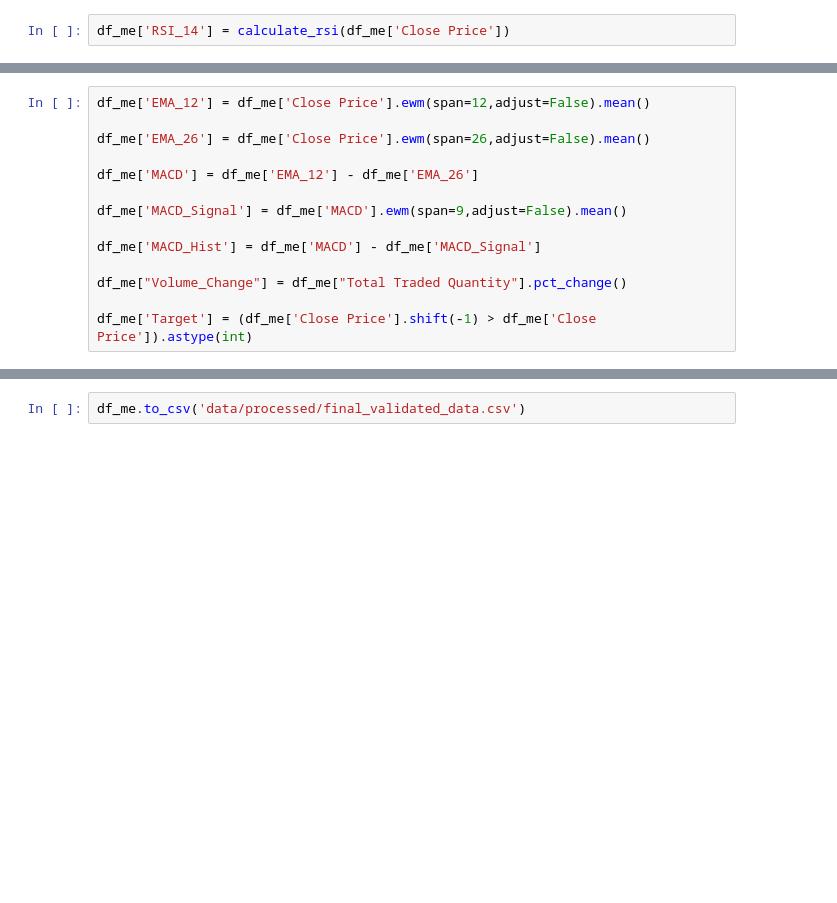
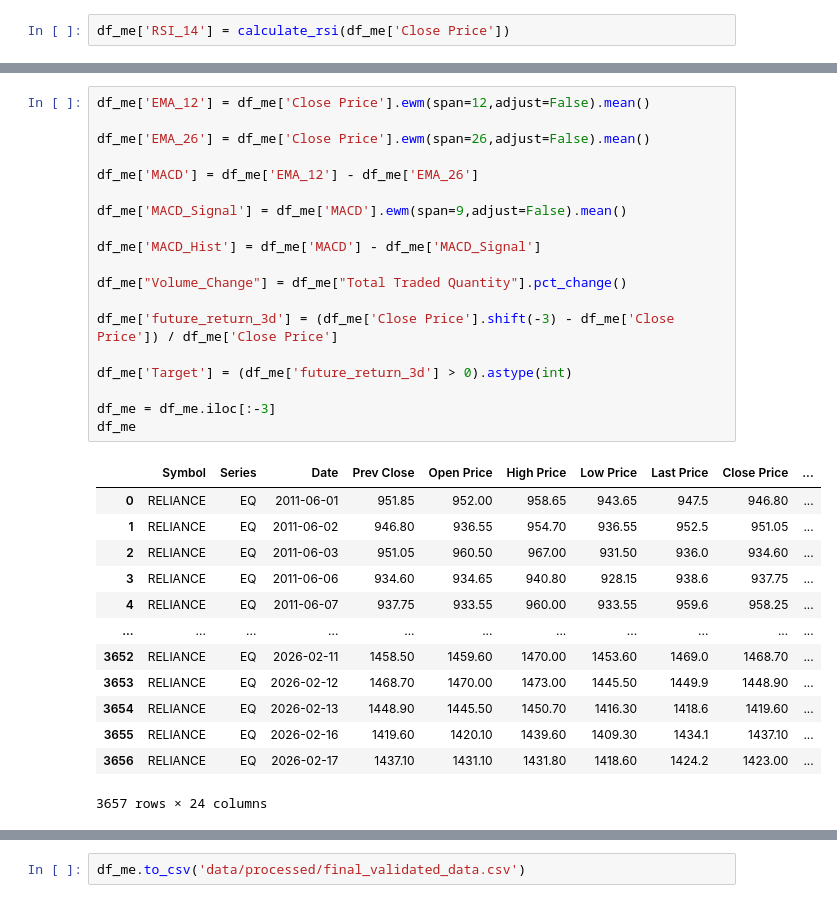
Before and after one commit to Rugved-Lohakare/smart-investment-advisor, a Jupyter notebook: data_notebook.ipynb, the cells around one changed output, grey strips where cells are left out. Drawn from its saved outputs; the diff is of its cells as text; blank space fills up the shorter version.

```diff
--- a/data_notebook.ipynb
+++ b/data_notebook.ipynb
@@ -104,14 +356,33 @@ df_me
 # %%
 df_me['EMA_12'] = df_me['Close Price'].ewm(span=12,adjust=False).mean()
 
 df_me['EMA_26'] = df_me['Close Price'].ewm(span=26,adjust=False).mean()
 
 df_me['MACD'] = df_me['EMA_12'] - df_me['EMA_26']
 
 df_me['MACD_Signal'] = df_me['MACD'].ewm(span=9,adjust=False).mean()
 
 df_me['MACD_Hist'] = df_me['MACD'] - df_me['MACD_Signal']
 
 df_me["Volume_Change"] = df_me["Total Traded Quantity"].pct_change()
 
-df_me['Target'] = (df_me['Close Price'].shift(-1) > df_me['Close Price']).astype(int)
+df_me['future_return_3d'] = (df_me['Close Price'].shift(-3) - df_me['Close Price']) / df_me['Close Price']
+
+df_me['Target'] = (df_me['future_return_3d'] > 0).astype(int)
+
+df_me = df_me.iloc[:-3]
+df_me
+# %% [output]
+|  | Symbol | Series | Date | Prev Close | Open Price | High Price | Low Price | Last Price | Close Price | ... |
+| 0 | RELIANCE | EQ | 2011-06-01 | 951.85 | 952.00 | 958.65 | 943.65 | 947.5 | 946.80 | ... |
+| 1 | RELIANCE | EQ | 2011-06-02 | 946.80 | 936.55 | 954.70 | 936.55 | 952.5 | 951.05 | ... |
+| 2 | RELIANCE | EQ | 2011-06-03 | 951.05 | 960.50 | 967.00 | 931.50 | 936.0 | 934.60 | ... |
+| 3 | RELIANCE | EQ | 2011-06-06 | 934.60 | 934.65 | 940.80 | 928.15 | 938.6 | 937.75 | ... |
+| 4 | RELIANCE | EQ | 2011-06-07 | 937.75 | 933.55 | 960.00 | 933.55 | 959.6 | 958.25 | ... |
+| ... | ... | ... | ... | ... | ... | ... | ... | ... | ... | ... |
+| 3652 | RELIANCE | EQ | 2026-02-11 | 1458.50 | 1459.60 | 1470.00 | 1453.60 | 1469.0 | 1468.70 | ... |
+| 3653 | RELIANCE | EQ | 2026-02-12 | 1468.70 | 1470.00 | 1473.00 | 1445.50 | 1449.9 | 1448.90 | ... |
+| 3654 | RELIANCE | EQ | 2026-02-13 | 1448.90 | 1445.50 | 1450.70 | 1416.30 | 1418.6 | 1419.60 | ... |
+| 3655 | RELIANCE | EQ | 2026-02-16 | 1419.60 | 1420.10 | 1439.60 | 1409.30 | 1434.1 | 1437.10 | ... |
+| 3656 | RELIANCE | EQ | 2026-02-17 | 1437.10 | 1431.10 | 1431.80 | 1418.60 | 1424.2 | 1423.00 | ... |
+3657 rows × 24 columns
```
Also changed, not shown: parts of 107 cells of this notebook, 18 other files.
